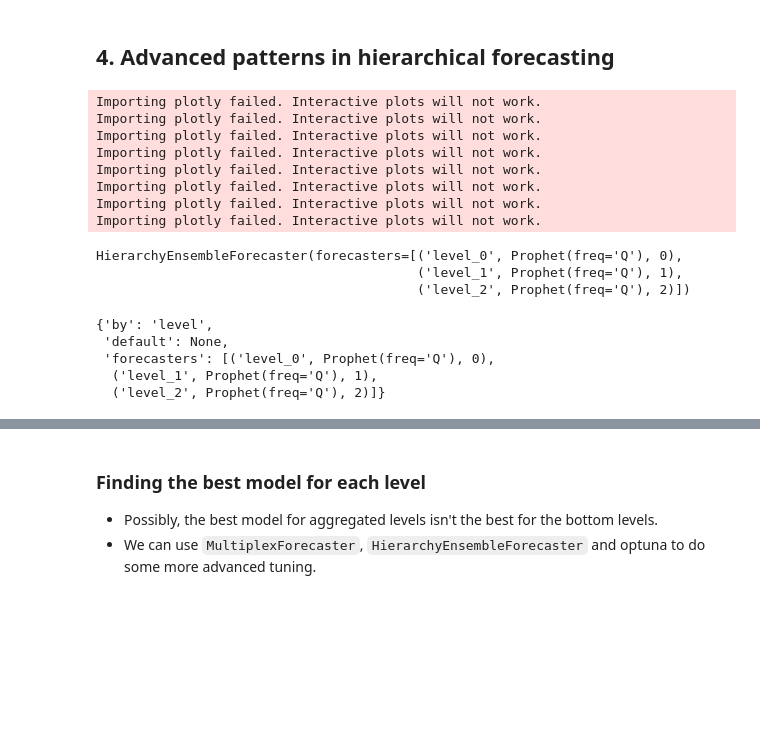
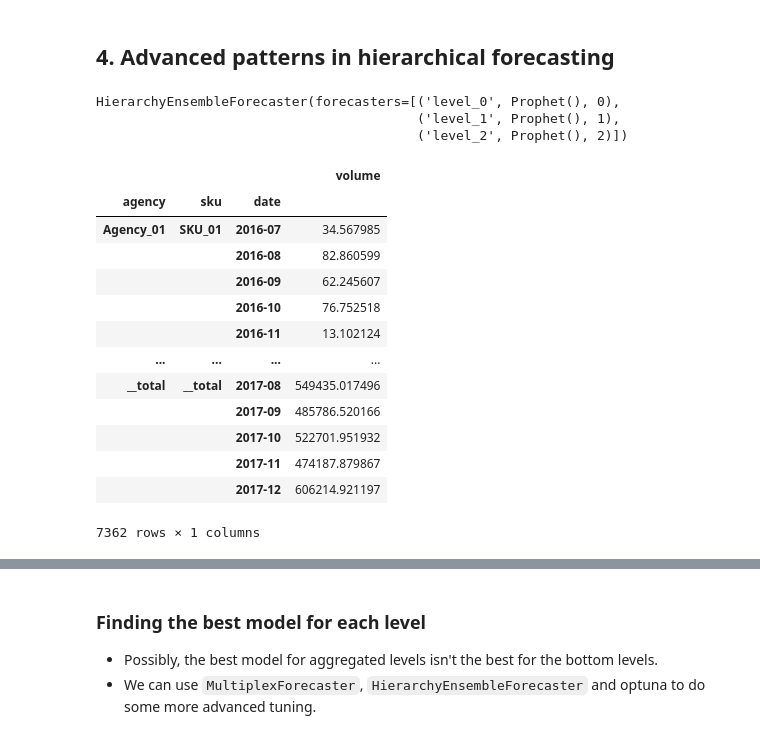
Before and after one commit to sktime/sktime-tutorial-euroscipy2024, a Jupyter notebook: notebooks/02_hierarchical_forecasting.ipynb, the cells around one changed output, grey strips where cells are left out. Saved outputs shown, nothing was run; the diff lists cells and outputs as text; code cells hidden in the pictures; blank space fills up the shorter version.

```diff
--- a/notebooks/02_hierarchical_forecasting.ipynb
+++ b/notebooks/02_hierarchical_forecasting.ipynb
@@ -318,8 +375,9 @@ And we can use `ReconcilerForecaster` to do more advanced reconciliation, using
 # %%
 from sktime.forecasting.reconcile import ReconcilerForecaster
+from sktime.forecasting.naive import NaiveForecaster
 
 reconciler_model = ReconcilerForecaster(
-    forecaster=model,
+    forecaster=Prophet().set_config(**parallel_config),
     method="mint_shrink",
 )
 
@@ -370,4 +421,4 @@ from sktime.performance_metrics.forecasting import MeanSquaredScaledError
 # %% [markdown]
 First, we need to define with cross validation strategy we will use to evaluate the models. In this case, we will use `ExpandingWindowSplitter`.
 # %%
-cv = ExpandingWindowSplitter(fh=[0, 1, 2, 3], initial_window=36, step_length=12)
+cv = ExpandingWindowSplitter(fh=[1, 2, 3, 4], initial_window=36, step_length=24)
@@ -374,14 +427,13 @@ cv = ExpandingWindowSplitter(fh=[0, 1, 2, 3], initial_window=36, step_length=12)
 # %%
 tuning_model = ForecastingOptunaSearchCV(
-    forecaster=reconciler_model,
+    forecaster=model * Reconciler(),
     param_grid={
-        "n_changepoints": IntUniformDistribution(2, 20),
         "method": CategoricalDistribution(
-            ["mint_shrink", "mint_cov", "ols", "bu", "td_fcst"]
+            ["ols", "bu", "td_fcst"]
         ),
     },
     cv=cv,
-    n_evals=2,
+    n_evals=2
 )
 
 tuning_model.fit(y_train)
@@ -422,36 +466,41 @@ fitted_params["cv_results"]
 # %% [markdown]
 ## 4. Advanced patterns in hierarchical forecasting
-# %%
-from sktime.forecasting.compose import HierarchyEnsembleForecaster
-
-ensemble_by_level = HierarchyEnsembleForecaster(
-    forecasters=[("level_0", model, 0),
-                 ("level_1", model, 1),
-                 ("level_2", model, 2)],
-    by="level",
-)
-
-ensemble_by_level.fit(y_train)
-# %% [output]
-Importing plotly failed. Interactive plots will not work.
-Importing plotly failed. Interactive plots will not work.
-Importing plotly failed. Interactive plots will not work.
-Importing plotly failed. Interactive plots will not work.
-Importing plotly failed. Interactive plots will not work.
-Importing plotly failed. Interactive plots will not work.
-Importing plotly failed. Interactive plots will not work.
-Importing plotly failed. Interactive plots will not work.
-HierarchyEnsembleForecaster(forecasters=[('level_0', Prophet(freq='Q'), 0),
-                                         ('level_1', Prophet(freq='Q'), 1),
-                                         ('level_2', Prophet(freq='Q'), 2)])
-# %%
-ensemble_by_level.get_params(deep=False)
-# %% [output]
-{'by': 'level',
- 'default': None,
- 'forecasters': [('level_0', Prophet(freq='Q'), 0),
-  ('level_1', Prophet(freq='Q'), 1),
-  ('level_2', Prophet(freq='Q'), 2)]}
+# %%
+from sktime.forecasting.compose import HierarchyEnsembleForecaster
+from sktime.forecasting.exp_smoothing import ExponentialSmoothing
+from sktime.forecasting.arima import AutoARIMA
+
+ensemble_by_level = HierarchyEnsembleForecaster(
+    # We pass a tuple of (name, forecaster, level) for each level
+    # The name could be anything, but it should be unique
+    forecasters=[("total", Prophet(), 0),
+                 ("agency", AutoARIMA(), 1),
+                 ("sku", ExponentialSmoothing(), 2)],
+    by="level",
+)
+
+ensemble_by_level.fit(y_train)
+# %% [output]
+HierarchyEnsembleForecaster(forecasters=[('level_0', Prophet(), 0),
+                                         ('level_1', Prophet(), 1),
+                                         ('level_2', Prophet(), 2)])
+# %%
+ensemble_by_level.predict(test_fh)
+# %% [output]
+|  |  |  | volume |
+| agency | sku | date |  |
+| Agency_01 | SKU_01 | 2016-07 | 34.567985 |
+|  |  | 2016-08 | 82.860599 |
+|  |  | 2016-09 | 62.245607 |
+|  |  | 2016-10 | 76.752518 |
+|  |  | 2016-11 | 13.102124 |
+| ... | ... | ... | ... |
+| __total | __total | 2017-08 | 549435.017496 |
+|  |  | 2017-09 | 485786.520166 |
+|  |  | 2017-10 | 522701.951932 |
+|  |  | 2017-11 | 474187.879867 |
+|  |  | 2017-12 | 606214.921197 |
+7362 rows × 1 columns
 # %%
 ensemble_by_level.forecasters_
 # %% [output]
```
Also changed, not shown: parts of 55 cells of this notebook, 1 other file.
